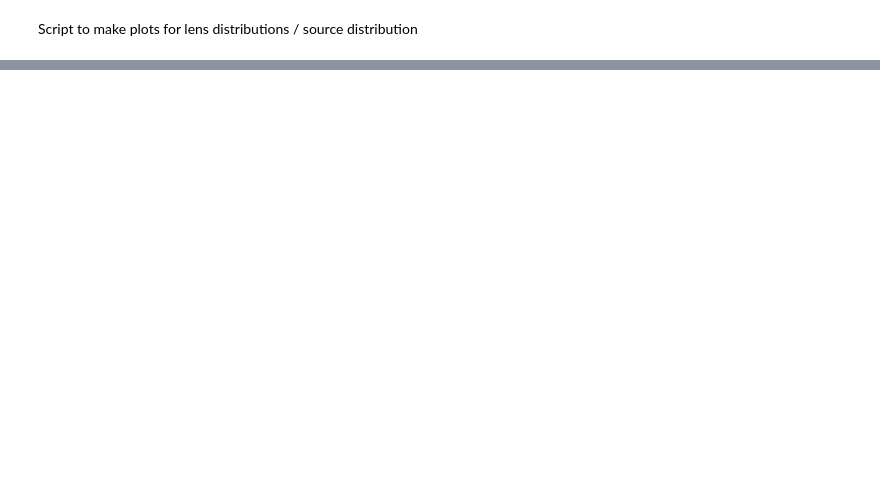
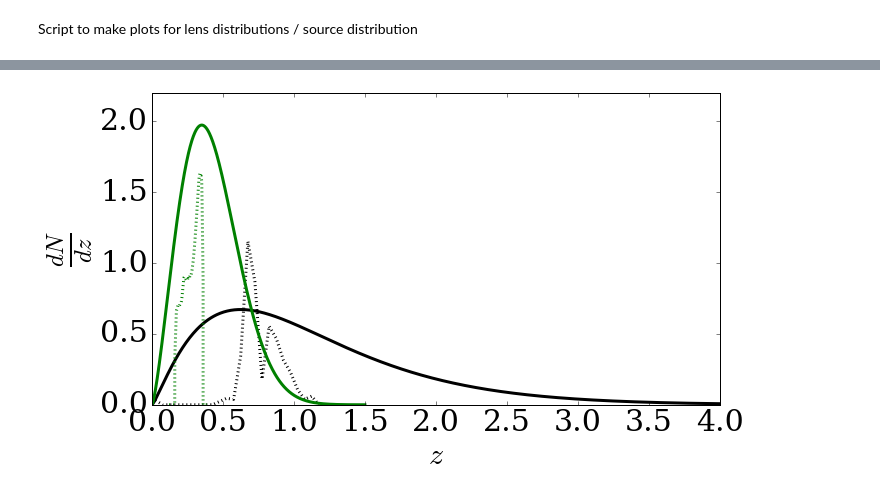
Before and after one commit to c-d-leonard/IA_GGL, a Jupyter notebook: NofZ_plots_paper.ipynb, the cells around one changed output, grey strips where cells are left out. Drawn from its saved outputs; the diff is of its cells as text; code cells hidden in the pictures; blank space fills up the shorter version.

```diff
--- a/NofZ_plots_paper.ipynb
+++ b/NofZ_plots_paper.ipynb
@@ -164,0 +180,22 @@ plt.savefig('./plots/NofZ_lens_source_LSST.png')
+# %%
+# Plot all four on the same plot
+plt.figure(figsize=(10,10))
+plt.rcParams["font.family"] = "serif"
+plt.axes(aspect=1.0)
+plt.plot(z_DESI, dNdzl_DESI / 4.5, 'k', linewidth=3, linestyle=':')
+plt.hold(True)
+plt.plot(z_LSST_src, dNdz_LSST, 'k', linewidth=3)
+plt.hold(True)
+plt.plot(z_SDSS_long, dNdzl_SDSS_long / 5, 'g', linewidth=3, linestyle=':')
+plt.hold(True)
+plt.plot(z_SDSS_src, dNdz_SDSS, 'g', linewidth=3)
+plt.xlabel('$z$', fontsize=30)
+plt.ylabel('$\\frac{dN}{dz}$', fontsize=35)
+plt.tick_params(axis='both', labelsize='30')
+plt.xlim(0.,4)
+plt.ylim(0, 2.2)
+plt.tight_layout()
+#plt.show()
+plt.savefig('./plots/NofZ_all.png')
+# %% [output]
+[figure, added]
```
Also changed, not shown: parts of 9 cells of this notebook, 58 other files.
